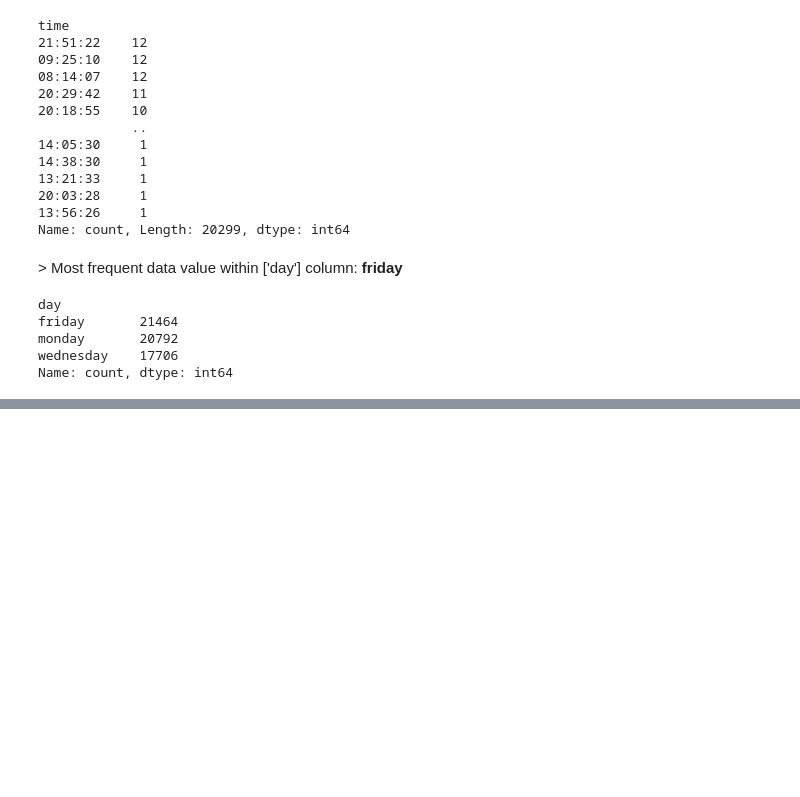
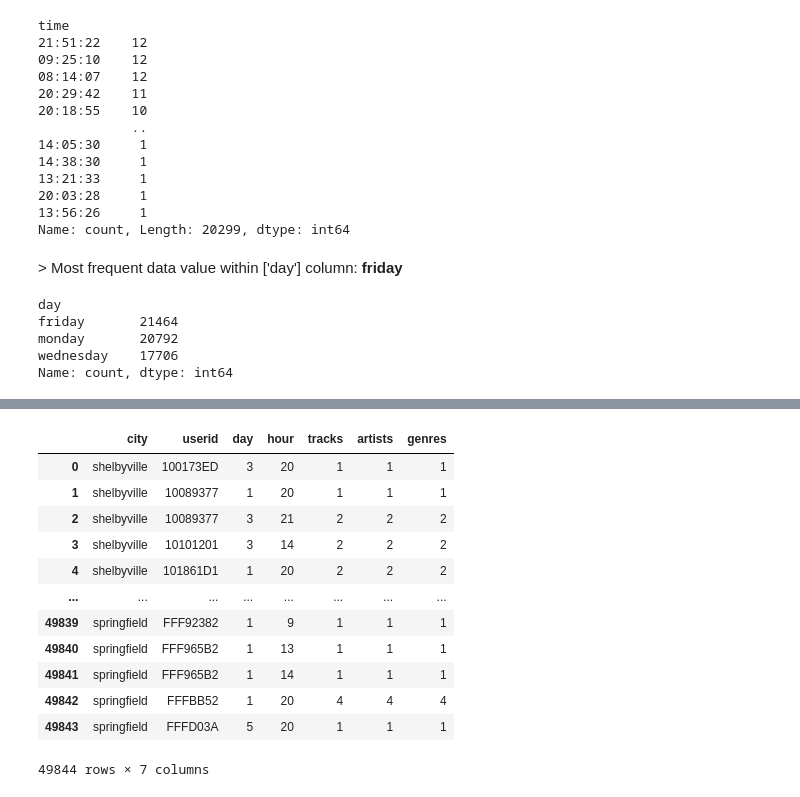
Before and after one commit to LuisPastranaLemus/P_20250423_Music_activity_analysis, a Jupyter notebook: notebooks/03_eda_descriptive_statistics.ipynb, the cells around one changed output, grey strips where cells are left out. Saved outputs shown, nothing was run; the diff lists cells and outputs as text; code cells hidden in the pictures; blank space fills up the shorter version.

```diff
--- a/notebooks/03_eda_descriptive_statistics.ipynb
+++ b/notebooks/03_eda_descriptive_statistics.ipynb
@@ -33,7 +36,6 @@ from src import *
 # Build route to data file and upload
 data_file_path = project_root / "data" / "processed"
 df_music_clean = load_dataset_from_csv(data_file_path, "music_clean.csv", sep=',', header='infer', keep_default_na=False)
-
-# data_file_path = project_root / "data" / "processed" / "music_activity"
-# df_music_activity_city = load_dataset_from_csv(data_file_path, ".csv", sep=',', header='infer')
+df_music_location = load_dataset_from_csv(data_file_path, "music_location.csv", sep=',', header='infer', keep_default_na=False)
+df_music_loc_dt = load_dataset_from_csv(data_file_path, "music_location_datetime.csv", sep=',', header='infer', keep_default_na=False)
 # %% [markdown]
@@ -235,0 +317,18 @@ plot_cualitative_histogram_plotlypx(df_music_clean['day'], color="grey", title="
+# %%
+number_day = {'Monday': 1, 'Tuesday': 2, 'Wednesday': 3, 'Thursday': 4, 'Friday': 5, 'Saturday': 6, 'Sunday': 7}
+df_music_loc_dt['day'] = df_music_loc_dt['day'].str.title().map(number_day)
+df_music_loc_dt
+# %% [output]
+|  | city | userid | day | hour | tracks | artists | genres |
+| 0 | shelbyville | 100173ED | 3 | 20 | 1 | 1 | 1 |
+| 1 | shelbyville | 10089377 | 1 | 20 | 1 | 1 | 1 |
+| 2 | shelbyville | 10089377 | 3 | 21 | 2 | 2 | 2 |
+| 3 | shelbyville | 10101201 | 3 | 14 | 2 | 2 | 2 |
+| 4 | shelbyville | 101861D1 | 1 | 20 | 2 | 2 | 2 |
+| ... | ... | ... | ... | ... | ... | ... | ... |
+| 49839 | springfield | FFF92382 | 1 | 9 | 1 | 1 | 1 |
+| 49840 | springfield | FFF965B2 | 1 | 13 | 1 | 1 | 1 |
+| 49841 | springfield | FFF965B2 | 1 | 14 | 1 | 1 | 1 |
+| 49842 | springfield | FFFBB52 | 1 | 20 | 4 | 4 | 4 |
+| 49843 | springfield | FFFD03A | 5 | 20 | 1 | 1 | 1 |
+49844 rows × 7 columns
```
Also changed, not shown: parts of 29 cells of this notebook, 12 other files.
